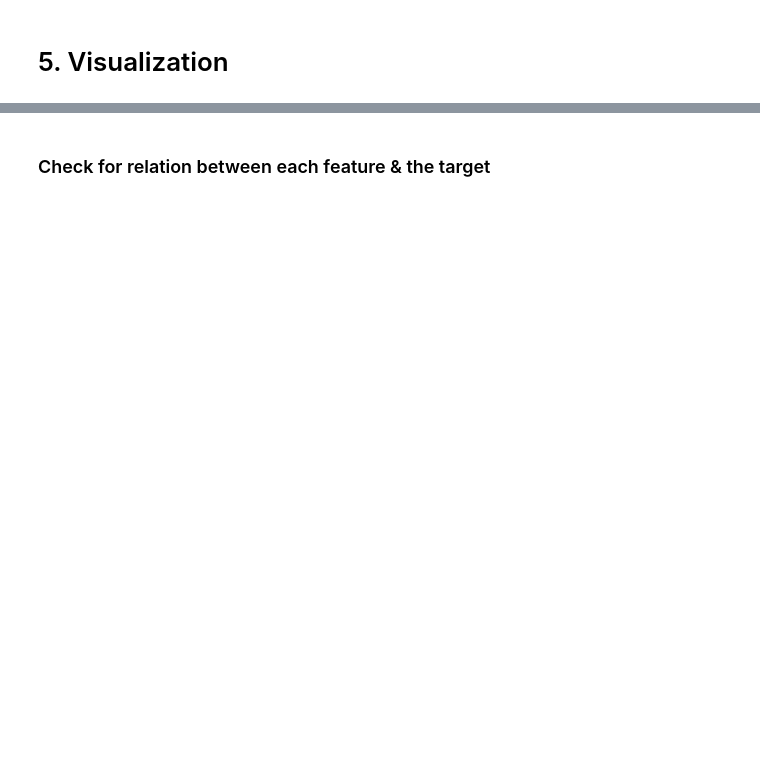
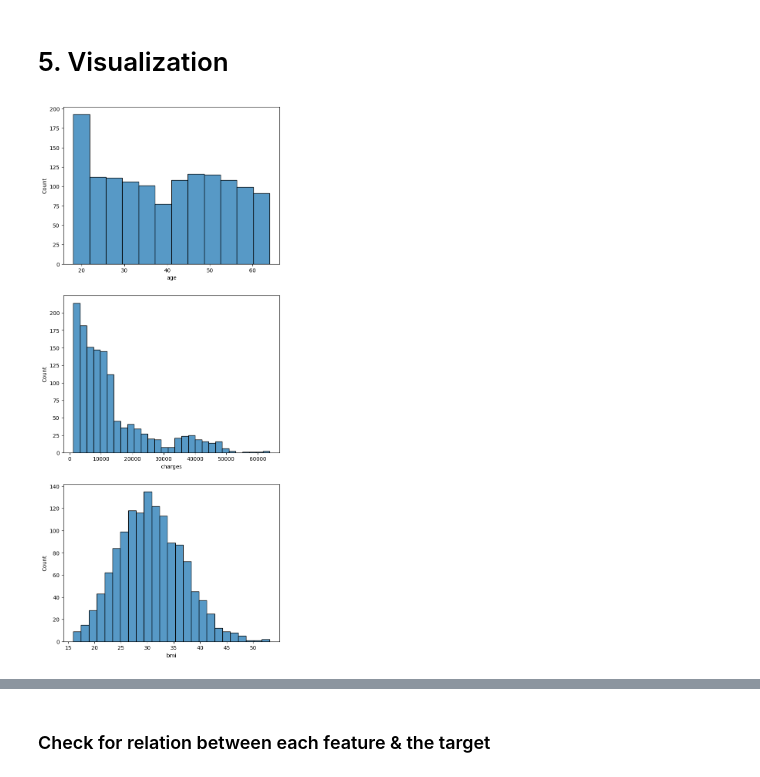
Before and after one commit to MohamadElnomrossie/Alex8, a Jupyter notebook: Data Science/Medical-Insurance/Medical Insurance/Medical Insurance.ipynb, the cells around one changed output, grey strips where cells are left out. Cells and saved outputs as stored; diff of their text form; code cells hidden in the pictures; blank space fills up the shorter version.

```diff
--- a/Data Science/Medical-Insurance/Medical Insurance/Medical Insurance.ipynb
+++ b/Data Science/Medical-Insurance/Medical Insurance/Medical Insurance.ipynb
@@ -12,2 +96,10 @@ filterwarnings("ignore")
 # %% [markdown]
 # 5. Visualization
+# %%
+fig,ax=plt.subplots(3,1)
+plt.subplots_adjust(right=1, top=3)
+hist_cols=['age','charges','bmi']
+for col in range(len(hist_cols)):
+    sb.histplot(df[hist_cols[col]],ax=ax[col])
+# %% [output]
+[figure, added]
```
Also changed, not shown: parts of 17 cells of this notebook, 1 other file.
